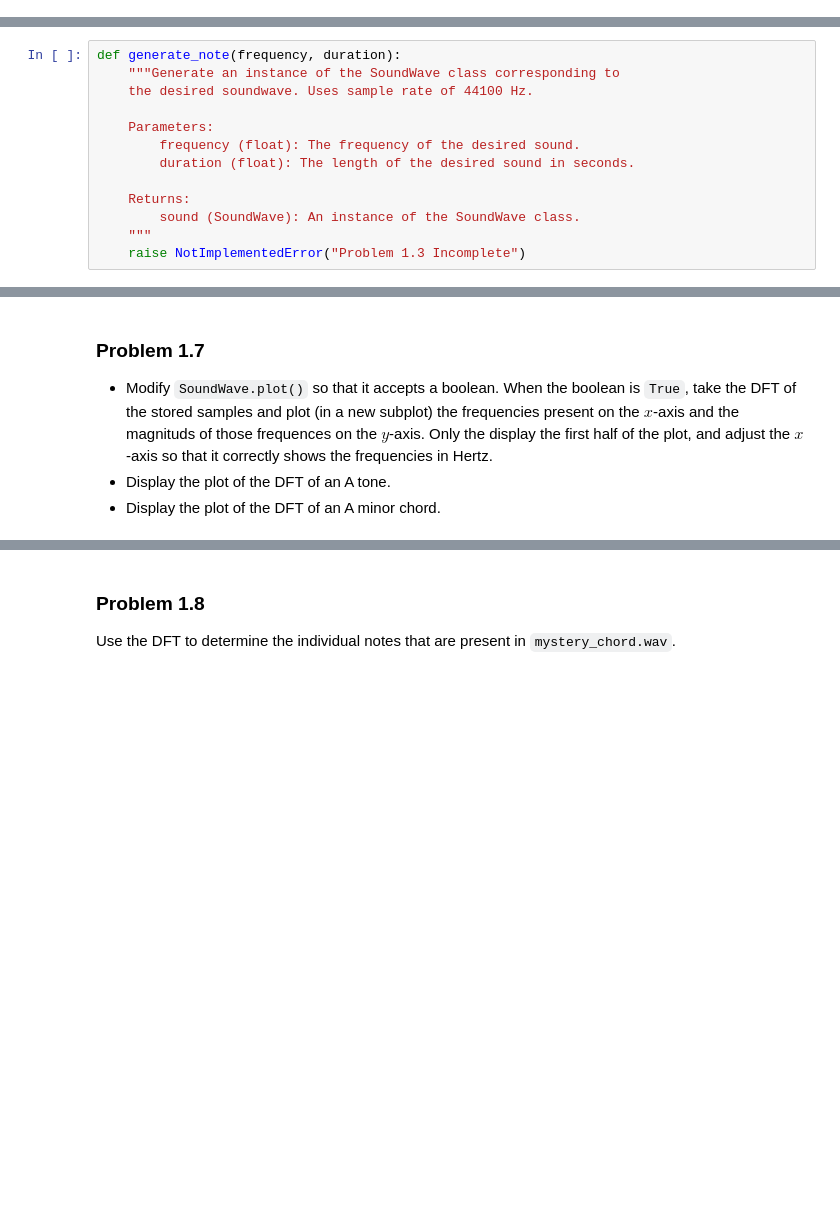
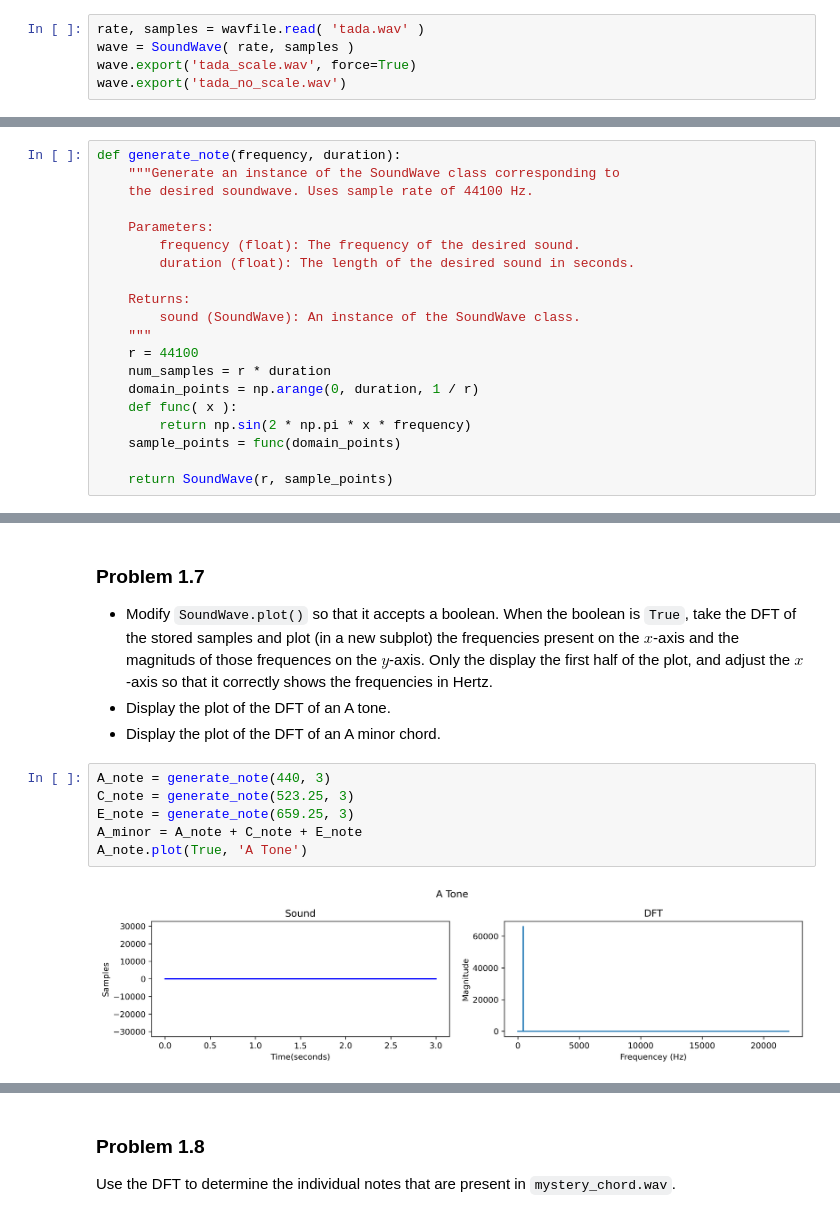
Before and after one commit to acjo/algorithms_analysis, a Jupyter notebook: FourierTransform/fourier_transform.ipynb, the cells around one changed output, grey strips where cells are left out. Drawn from its saved outputs; the diff is of its cells as text; blank space fills up the shorter version.

```diff
--- a/FourierTransform/fourier_transform.ipynb
+++ b/FourierTransform/fourier_transform.ipynb
@@ -137,3 +186,8 @@ plt.show()
 - Implement `SoundWave.export()`.
 - Use the `export()` method to create two new files containing the same sound as `tada.wav`: one without scaling, and one with scaling (use `force=True`).
 - Use `IPython.display.Audio()` to embed the original and new versions of `tada.wav` in the notebook.
+# %%
+rate, samples = wavfile.read( 'tada.wav' )
+wave = SoundWave( rate, samples )
+wave.export('tada_scale.wav', force=True)
+wave.export('tada_no_scale.wav')
@@ -154,4 +226,11 @@ def generate_note(frequency, duration):
     Returns:
         sound (SoundWave): An instance of the SoundWave class.
     """
-    raise NotImplementedError("Problem 1.3 Incomplete")
+    r = 44100
+    num_samples = r * duration
+    domain_points = np.arange(0, duration, 1 / r)
+    def func( x ):
+        return np.sin(2 * np.pi * x * frequency)
+    sample_points = func(domain_points)
+
+    return SoundWave(r, sample_points)
@@ -205,3 +358,11 @@ def simple_fft(samples, threshold=1):
 - Modify `SoundWave.plot()` so that it accepts a boolean. When the boolean is `True`, take the DFT of the stored samples and plot (in a new subplot) the frequencies present on the $x$-axis and the magnituds of those frequences on the $y$-axis. Only the display the first half of the plot, and adjust the $x$-axis so that it correctly shows the frequencies in Hertz.
 - Display the plot of the DFT of an A tone.
 - Display the plot of the DFT of an A minor chord.
+# %%
+A_note = generate_note(440, 3)
+C_note = generate_note(523.25, 3)
+E_note = generate_note(659.25, 3)
+A_minor = A_note + C_note + E_note
+A_note.plot(True, 'A Tone')
+# %% [output]
+[figure, added]
```
Also changed, not shown: parts of 17 cells of this notebook, 6 other files.
